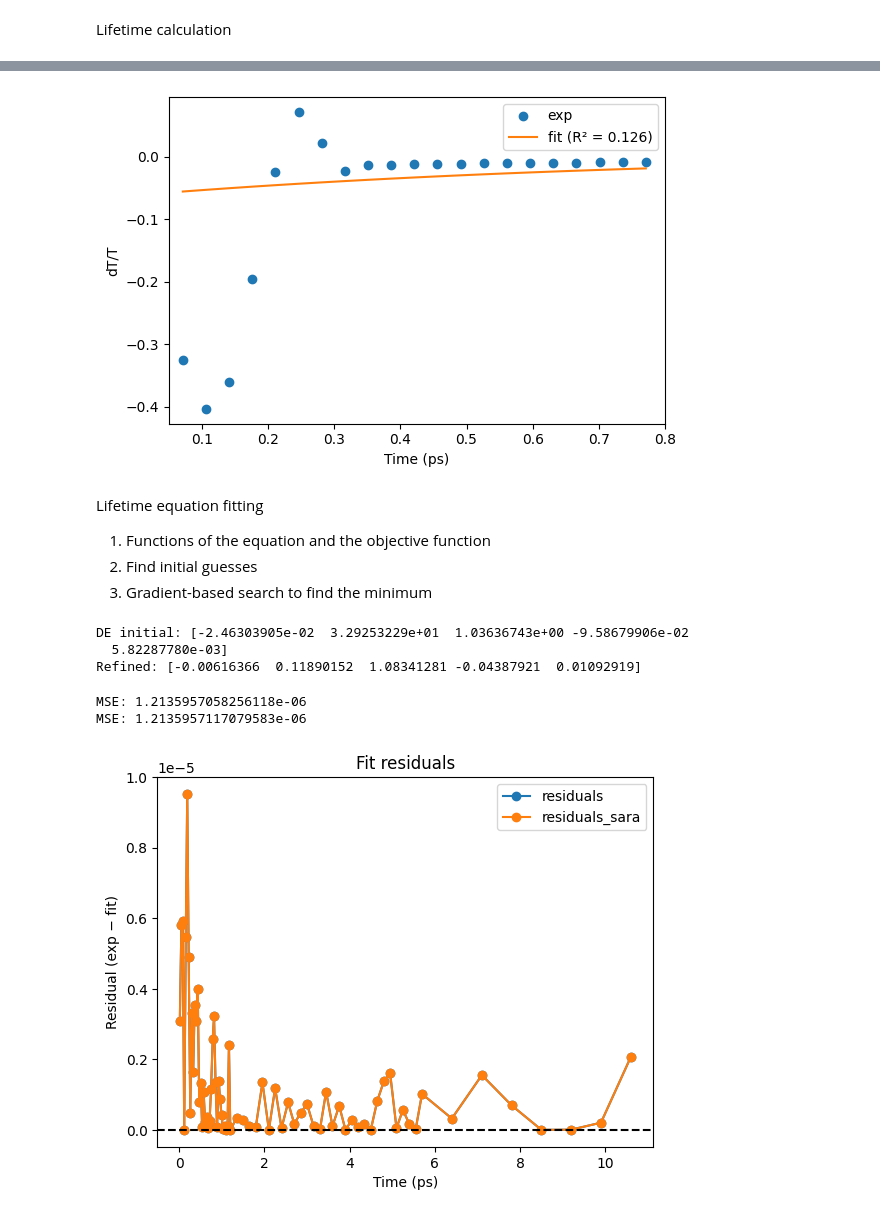
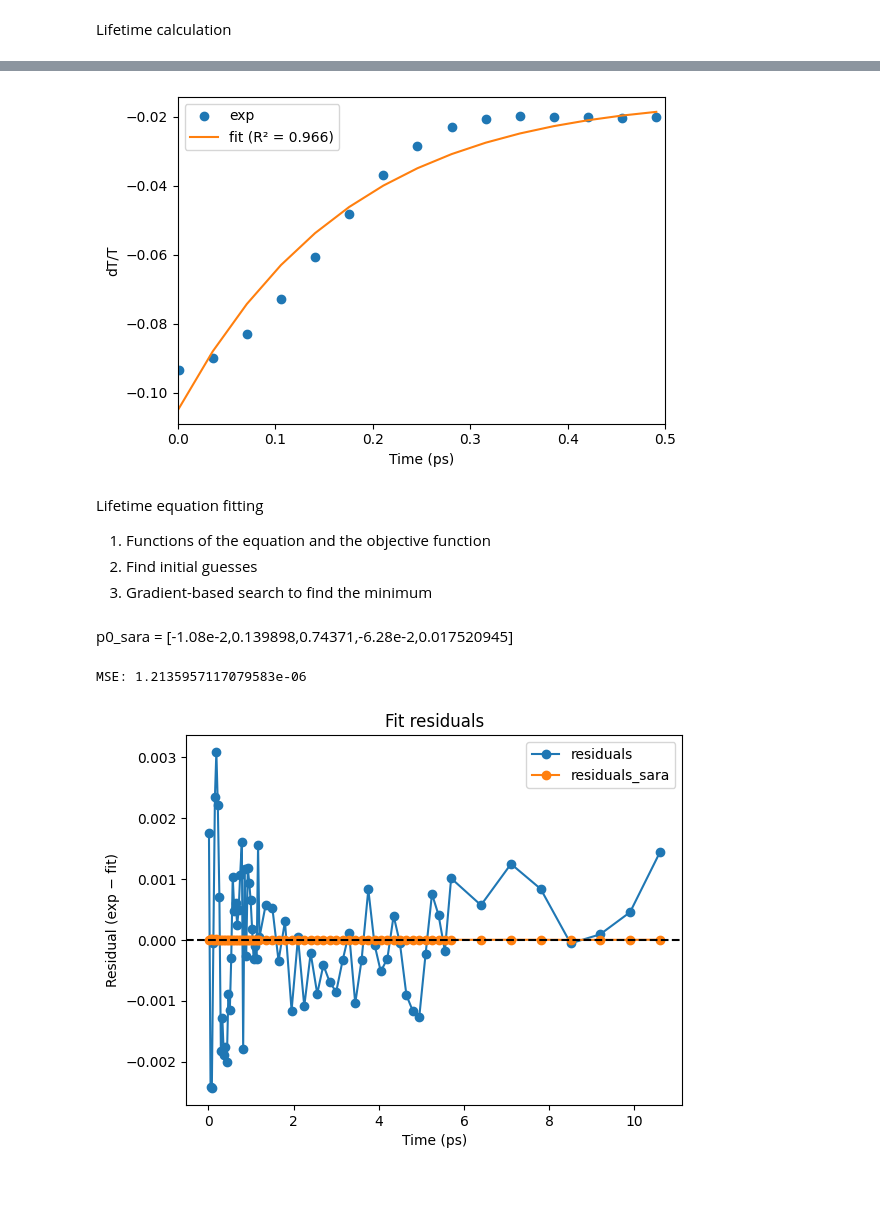
Before and after one commit to linarojas0824/Hybrid-Experimental-Data-Driven-Workflow, a Jupyter notebook: scripts/Notebooks/Pump_Probe_Results.ipynb, the cells around one changed output, grey strips where cells are left out. Saved outputs shown, nothing was run; the diff lists cells and outputs as text; code cells hidden in the pictures; blank space fills up the shorter version.

```diff
--- a/scripts/Notebooks/Pump_Probe_Results.ipynb
+++ b/scripts/Notebooks/Pump_Probe_Results.ipynb
@@ -179,0 +150,13 @@ for key, df in master_dfs.items():
+# %%
+wvl = 1300
+
+df = master_time[6]
+columns = ['sample','power_mW']
+df = df.drop(columns=columns)
+
+x = df.columns.to_numpy()
+idx = np.abs(df.index.to_numpy(dtype=float) - wvl).argmin()
+
+y = df.iloc[idx].to_numpy(dtype=float)
+
+lifetime = lt.fit(time=x, y_exp=y)
@@ -225,23 +222,22 @@ def plot_lifetime_fit(
 # %%
 plot_lifetime_fit(
     lifetime=lifetime,
-    key=1,
     time=x,
     y_exp=y,
-    time_range=(0.05, 0.8),
+    time_range=(0, 0.5),
 )
 # %% [output]
-[figure, old version]
+[figure, new version]
 # %% [markdown]
 Lifetime equation fitting
 1. Functions of the equation and the objective function
 2. Find initial guesses
 3. Gradient-based search to find the minimum
 # %%
-path_test = 'sara_test_data.xlsx'
-df_test = pd.read_excel(path_test,sheet_name='Au50Pd50')
+PATH_TEST = RAW_DIR / 'TTM_Test_Data.xlsx'
+df_test = pd.read_excel(PATH_TEST,sheet_name='Au50Pd50')
 
 df_test.head(5)
 y_exp = df_test['dT/T exp'].to_numpy()
-time = df_test['time (ps)'].to_numpy()
+time_sara = df_test['time (ps)'].to_numpy()
 y_fit_sara = df_test['dT/T Fit'].to_numpy()
@@ -294,37 +243,0 @@ def find_initial_guesses(bounds, time, y_exp, n_samples=5000, k_best=20, seed=0)
-# %%
-
-y_scale = np.std(y_exp) if np.std(y_exp) > 0 else 1.0
-tmin_pos = np.min(time[time > 0])
-tmax = np.max(time)
-
-bounds = [
-    (-10*y_scale, 10*y_scale),   # dt_t_nt
-    (tmin_pos*0.1, tmax*10),     # tau_th  (ps)
-    (tmin_pos*0.1, tmax*10),     # tau_p   (ps)
-    (-10*y_scale, 10*y_scale),   # dt_t_th
-    (np.min(y_exp), np.max(y_exp))  # dt_t_l
-]
-
-p0, val0 = find_initial_guess(bounds, time, y_exp, n_samples=5000)
-
-#--------- Solve equation for Local Minimum -----------------------#
-lb = [b[0] for b in bounds]
-ub = [b[1] for b in bounds]
-
-scale = np.std(y_exp)
-scale = scale if scale > 0 else 1.0
-
-res = least_squares(
-    fun=lambda p: (model(time, *p) - y_exp) / scale,
-    x0=p0,
-    bounds=(lb, ub),
-    loss="linear"  # or "soft_l1" if you have outliers
-)
-
-p_opt = res.x
-print("DE initial:", p0)
-print("Refined:", p_opt)
-# %% [output]
-DE initial: [-2.46303905e-02  3.29253229e+01  1.03636743e+00 -9.58679906e-02
-  5.82287780e-03]
-Refined: [-0.00616366  0.11890152  1.08341281 -0.04387921  0.01092919]
@@ -333,26 +244,26 @@ p0_sara = [-1.08e-2,0.139898,0.74371,-6.28e-2,0.017520945]
+# %%
+lifetim_sara = lt.fit(time=time_sara, y_exp=y_exp)
+residuals = lifetim_sara['residual']
+y_fit_model = lifetim_sara['y_fit']
+# %% [markdown]
+p0_sara = [-1.08e-2,0.139898,0.74371,-6.28e-2,0.017520945]
 # %%
-y_fit = model(time, *p_opt)
-residuals = (y_fit - y_exp)**2
-mse = np.mean(residuals)
-print('MSE:',mse)
-
 residual_s = (y_fit_sara - y_exp)**2
 mse_s = np.mean(residual_s)
 print('MSE:',mse_s)
 # %% [output]
-MSE: 1.2135957058256118e-06
 MSE: 1.2135957117079583e-06
 # %%
-plt.plot(time, residuals, marker='o', label='residuals')
-plt.plot(time, residual_s, marker='o', label='residuals_sara')
+plt.plot(time_sara, residuals, marker='o', label='residuals')
+plt.plot(time_sara, residual_s, marker='o', label='residuals_sara')
 
 plt.axhline(0, color='k', linestyle='--')
 plt.xlabel("Time (ps)")
 plt.ylabel("Residual (exp − fit)")
 plt.title("Fit residuals")
 plt.legend()
 plt.show()
 # %% [output]
-[figure, old version]
+[figure, new version]
 # %%
 plt.figure(figsize=(6,4))
```
Also changed, not shown: parts of 18 cells of this notebook, 4 other files.
